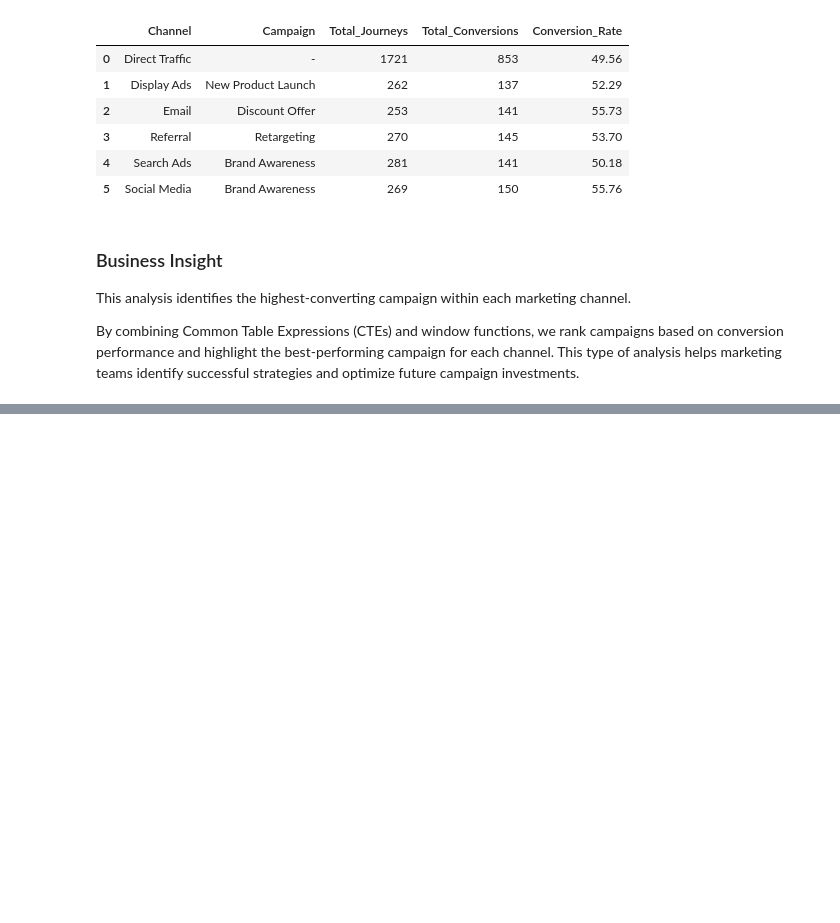
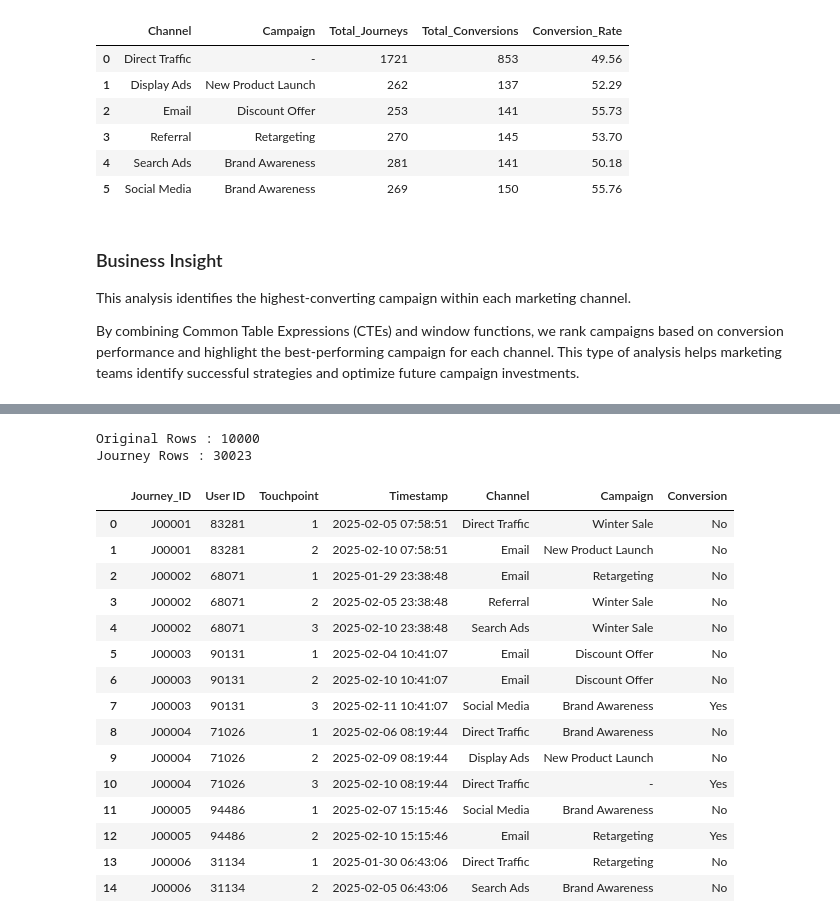
Before and after one commit to sakinasayed512/multi-touch-attribution, a Jupyter notebook: Marketing_Attribution_ROI_Dashboard/notebooks/01_Data_Exploration.ipynb, the cells around one changed output, grey strips where cells are left out. Drawn from its saved outputs; the diff is of its cells as text; code cells hidden in the pictures; blank space fills up the shorter version.

```diff
--- a/Marketing_Attribution_ROI_Dashboard/notebooks/01_Data_Exploration.ipynb
+++ b/Marketing_Attribution_ROI_Dashboard/notebooks/01_Data_Exploration.ipynb
@@ -2265,0 +2471,72 @@ By combining Common Table Expressions (CTEs) and window functions, we rank campa
+# %%
+# Generate realistic multi-touch customer journeys (Chronological Version)
+
+journey_data = []
+
+for _, row in attribution_df.iterrows():
+
+    total_touches = random.randint(2, 4)
+
+    final_timestamp = row["Timestamp"]
+
+    # Generate unique day offsets and sort them
+    day_offsets = sorted(
+        random.sample(range(1, 15), total_touches - 1),
+        reverse=True
+    )
+
+    # Earlier touchpoints
+    for touch, offset in enumerate(day_offsets, start=1):
+
+        journey_data.append({
+            "Journey_ID": row["Journey_ID"],
+            "User ID": row["User ID"],
+            "Touchpoint": touch,
+            "Timestamp": final_timestamp - timedelta(days=offset),
+            "Channel": random.choice(channels),
+            "Campaign": random.choice(campaigns),
+            "Conversion": "No"
+        })
+
+    # Original interaction as final touchpoint
+    journey_data.append({
+        "Journey_ID": row["Journey_ID"],
+        "User ID": row["User ID"],
+        "Touchpoint": total_touches,
+        "Timestamp": final_timestamp,
+        "Channel": row["Channel"],
+        "Campaign": row["Campaign"],
+        "Conversion": row["Conversion"]
+    })
+
+journey_df = pd.DataFrame(journey_data)
+
+journey_df = (
+    journey_df
+    .sort_values(["Journey_ID", "Timestamp"])
+    .reset_index(drop=True)
+)
+
+print("Original Rows :", len(attribution_df))
+print("Journey Rows :", len(journey_df))
+
+journey_df.head(15)
+# %% [output]
+Original Rows : 10000
+Journey Rows : 30023
+|  | Journey_ID | User ID | Touchpoint | Timestamp | Channel | Campaign | Conversion |
+| 0 | J00001 | 83281 | 1 | 2025-02-05 07:58:51 | Direct Traffic | Winter Sale | No |
+| 1 | J00001 | 83281 | 2 | 2025-02-10 07:58:51 | Email | New Product Launch | No |
+| 2 | J00002 | 68071 | 1 | 2025-01-29 23:38:48 | Email | Retargeting | No |
+| 3 | J00002 | 68071 | 2 | 2025-02-05 23:38:48 | Referral | Winter Sale | No |
+| 4 | J00002 | 68071 | 3 | 2025-02-10 23:38:48 | Search Ads | Winter Sale | No |
+| 5 | J00003 | 90131 | 1 | 2025-02-04 10:41:07 | Email | Discount Offer | No |
+| 6 | J00003 | 90131 | 2 | 2025-02-10 10:41:07 | Email | Discount Offer | No |
+| 7 | J00003 | 90131 | 3 | 2025-02-11 10:41:07 | Social Media | Brand Awareness | Yes |
+| 8 | J00004 | 71026 | 1 | 2025-02-06 08:19:44 | Direct Traffic | Brand Awareness | No |
+| 9 | J00004 | 71026 | 2 | 2025-02-09 08:19:44 | Display Ads | New Product Launch | No |
+| 10 | J00004 | 71026 | 3 | 2025-02-10 08:19:44 | Direct Traffic | - | Yes |
+| 11 | J00005 | 94486 | 1 | 2025-02-07 15:15:46 | Social Media | Brand Awareness | No |
+| 12 | J00005 | 94486 | 2 | 2025-02-10 15:15:46 | Email | Retargeting | Yes |
+| 13 | J00006 | 31134 | 1 | 2025-01-30 06:43:06 | Direct Traffic | Retargeting | No |
+| 14 | J00006 | 31134 | 2 | 2025-02-05 06:43:06 | Search Ads | Brand Awareness | No |
```
Also changed, not shown: parts of 33 cells of this notebook.
